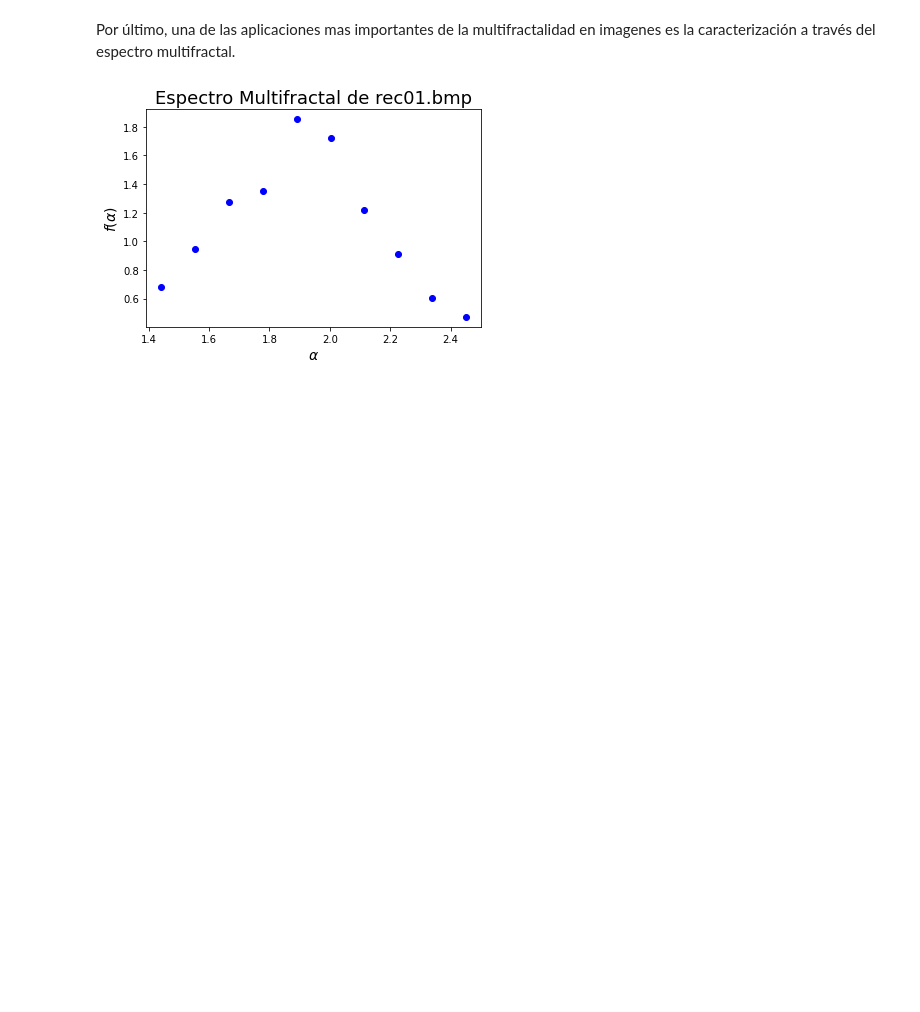
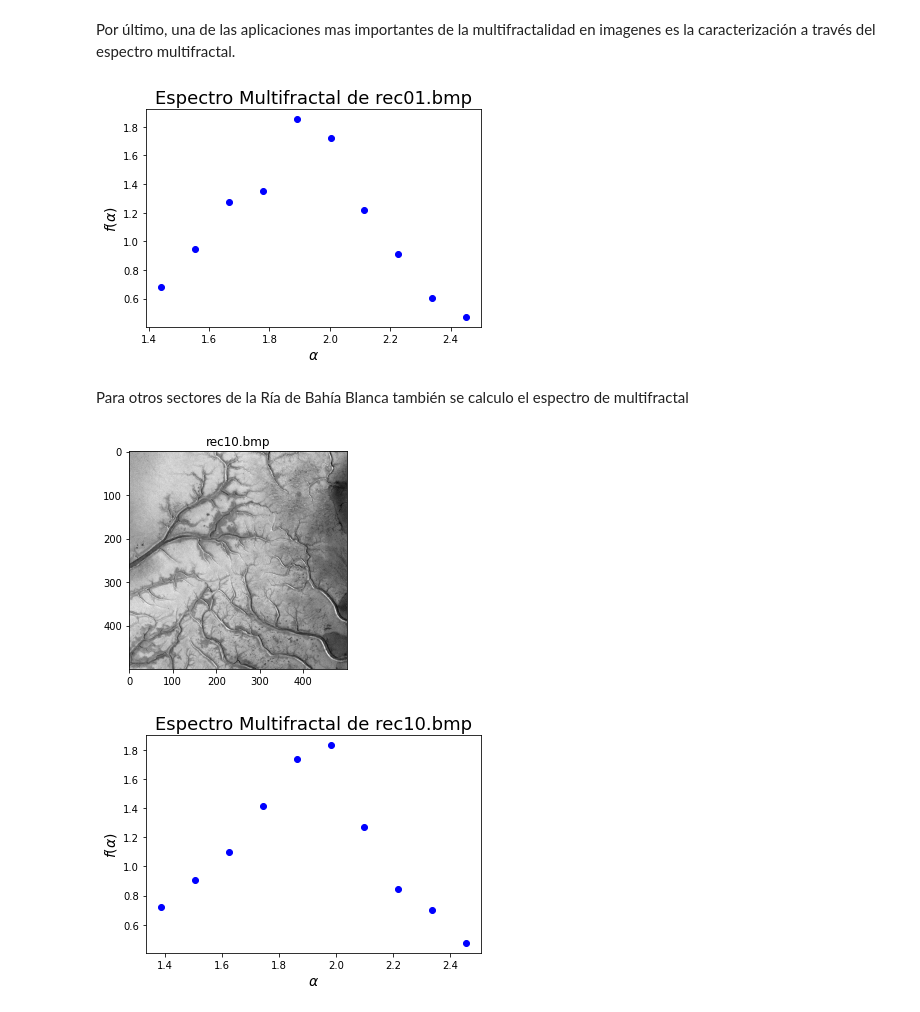
Before and after one commit to JuanCruzFM/Procesamiento-Digital-de-Imagenes, a Jupyter notebook: MultifractalBoxDimension.ipynb, the cells around one changed output. Saved outputs shown, nothing was run; the diff lists cells and outputs as text; code cells hidden in the pictures; blank space fills up the shorter version.

```diff
--- a/MultifractalBoxDimension.ipynb
+++ b/MultifractalBoxDimension.ipynb
@@ -192,3 +193,30 @@ plt.title("Espectro Multifractal de "+imagen,fontsize=18)
 plt.show()
 # %% [output]
 [figure]
+# %% [markdown]
+Para otros sectores de la Ría de Bahía Blanca también se calculo el espectro de multifractal
+# %%
+imagen_1='rec10.bmp'
+Imagen_1=Image.open(imagen_1).convert('L')
+ArregloImagen_1=np.array(Imagen_1).astype(int)
+
+plt.imshow(ArregloImagen_1,cmap='gray')
+plt.title(imagen_1)
+plt.show()
+
+AlfaImagen_1=Alfa_Imagen_Suma(ArregloImagen_1,20)
+
+VC_1,PC_1,C_1=MaxMin(AlfaImagen_1,10)
+
+AlfaImagenCuant_1=DAlfa(AlfaImagen_1,PC_1,VC_1,C_1)
+
+falfa_1=f_alfa(AlfaImagenCuant_1,VC_1,C_1)
+
+plt.plot(VC_1,falfa_1,'bo')
+plt.ylabel(r'$f(\alpha)$',fontsize=14)
+plt.xlabel(r'$ \alpha $',fontsize=14)
+plt.title("Espectro Multifractal de "+imagen_1,fontsize=18)
+plt.show()
+# %% [output]
+[figure, added]
+[figure, added]
```
Also changed, not shown: parts of 21 cells of this notebook.
